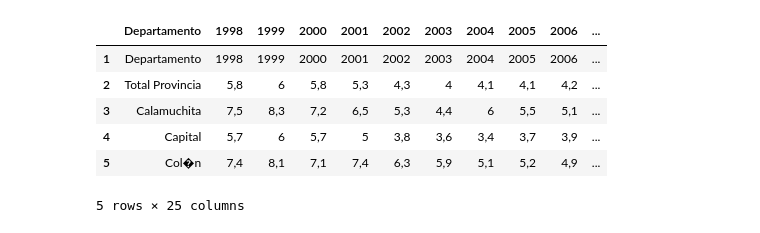
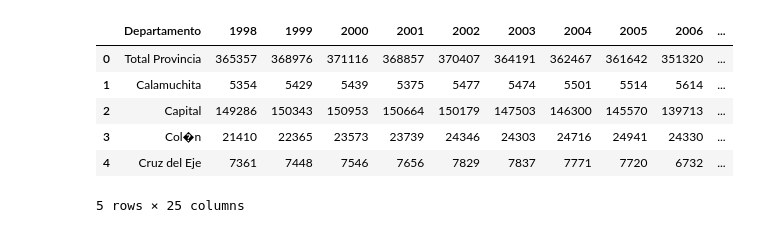
Before and after one commit to RenzoReyna88/Python-for-dataanalysis, a Jupyter notebook: investigacion-sistema-educativo-Cba/data.ipynb, the cells around one changed output. Cells and saved outputs as stored; diff of their text form; code cells hidden in the pictures.

```diff
--- a/investigacion-sistema-educativo-Cba/data.ipynb
+++ b/investigacion-sistema-educativo-Cba/data.ipynb
@@ -32,0 +22,16 @@ df = repitencia_primaria.drop(0)
+# %%
+# Lectura de archivos para nivel primario
+leer_archivo_matriculados_primaria= pd.read_csv("datos-nivel-primario/alumnos_matriculados_primario_1998-2021.csv", sep=';')
+
+leer_archivo_matriculados_primaria_segun_genero= pd.read_csv("datos-nivel-primario/alumnos_matriculados_primario_segun_genero_1998-2021.csv", sep=';')
+
+leer_archivo_repitentes_primaria= pd.read_csv("datos-nivel-primario/alumnos_repitentes_primario_1998-2021.csv", sep=';')
+
+leer_archivo_repitentes_primaria_segun_genero= pd.read_csv("datos-nivel-primario/alumnos_repitentes_primario_segun_genero_1998-2021.csv", sep=';')
+
+leer_archivo_sobredad_primaria= pd.read_csv("datos-nivel-primario/alumnos_con_sobredad_primario_1998-2021.csv", sep=';')
+# %%
+# Crear Dataframe para alumnos matriculados en la Prov. de Córdoba
+matriculados_primaria= pd.DataFrame(leer_archivo_matriculados_primaria)
+
+matriculados_primaria
@@ -33,11 +80,11 @@ df = repitencia_primaria.drop(0)
 # %%
 
-df.head()
+matriculados_primaria.head()
 # %% [output]
 |  | Departamento | 1998 | 1999 | 2000 | 2001 | 2002 | 2003 | 2004 | 2005 | 2006 | ... |
-| 1 | Departamento | 1998 | 1999 | 2000 | 2001 | 2002 | 2003 | 2004 | 2005 | 2006 | ... |
-| 2 | Total Provincia | 5,8 | 6 | 5,8 | 5,3 | 4,3 | 4 | 4,1 | 4,1 | 4,2 | ... |
-| 3 | Calamuchita | 7,5 | 8,3 | 7,2 | 6,5 | 5,3 | 4,4 | 6 | 5,5 | 5,1 | ... |
-| 4 | Capital | 5,7 | 6 | 5,7 | 5 | 3,8 | 3,6 | 3,4 | 3,7 | 3,9 | ... |
-| 5 | Col�n | 7,4 | 8,1 | 7,1 | 7,4 | 6,3 | 5,9 | 5,1 | 5,2 | 4,9 | ... |
+| 0 | Total Provincia | 365357 | 368976 | 371116 | 368857 | 370407 | 364191 | 362467 | 361642 | 351320 | ... |
+| 1 | Calamuchita | 5354 | 5429 | 5439 | 5375 | 5477 | 5474 | 5501 | 5514 | 5614 | ... |
+| 2 | Capital | 149286 | 150343 | 150953 | 150664 | 150179 | 147503 | 146300 | 145570 | 139713 | ... |
+| 3 | Col�n | 21410 | 22365 | 23573 | 23739 | 24346 | 24303 | 24716 | 24941 | 24330 | ... |
+| 4 | Cruz del Eje | 7361 | 7448 | 7546 | 7656 | 7829 | 7837 | 7771 | 7720 | 6732 | ... |
 5 rows × 25 columns
```
Also changed, not shown: parts of 31 cells of this notebook, 10 other files.
